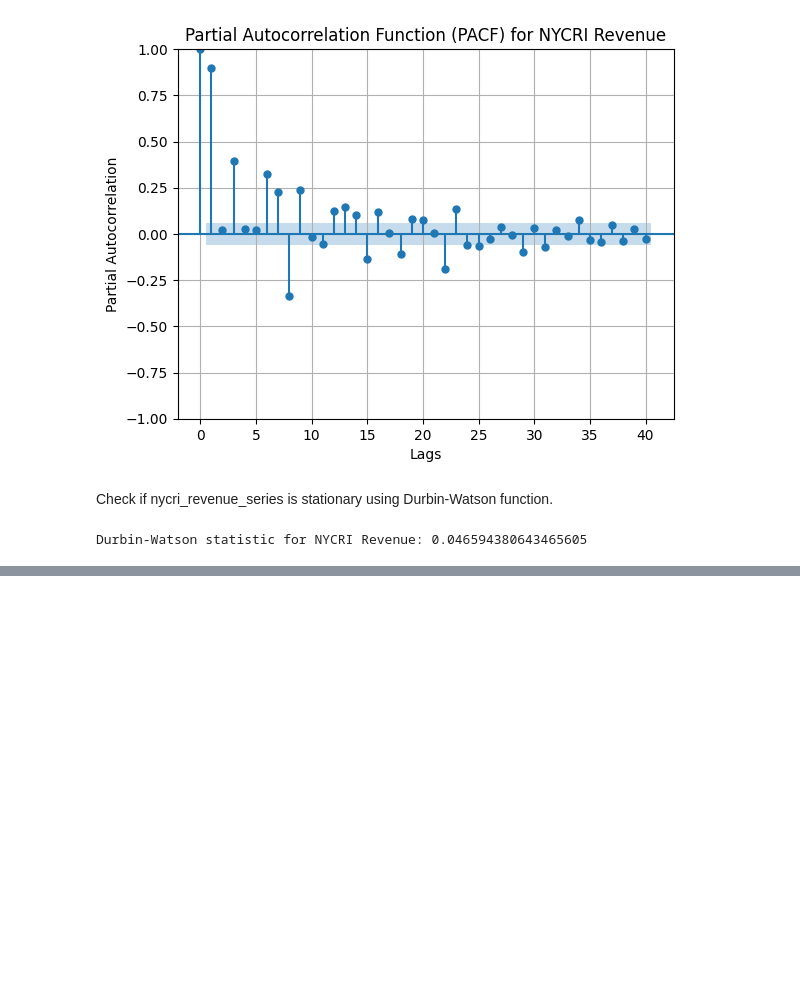
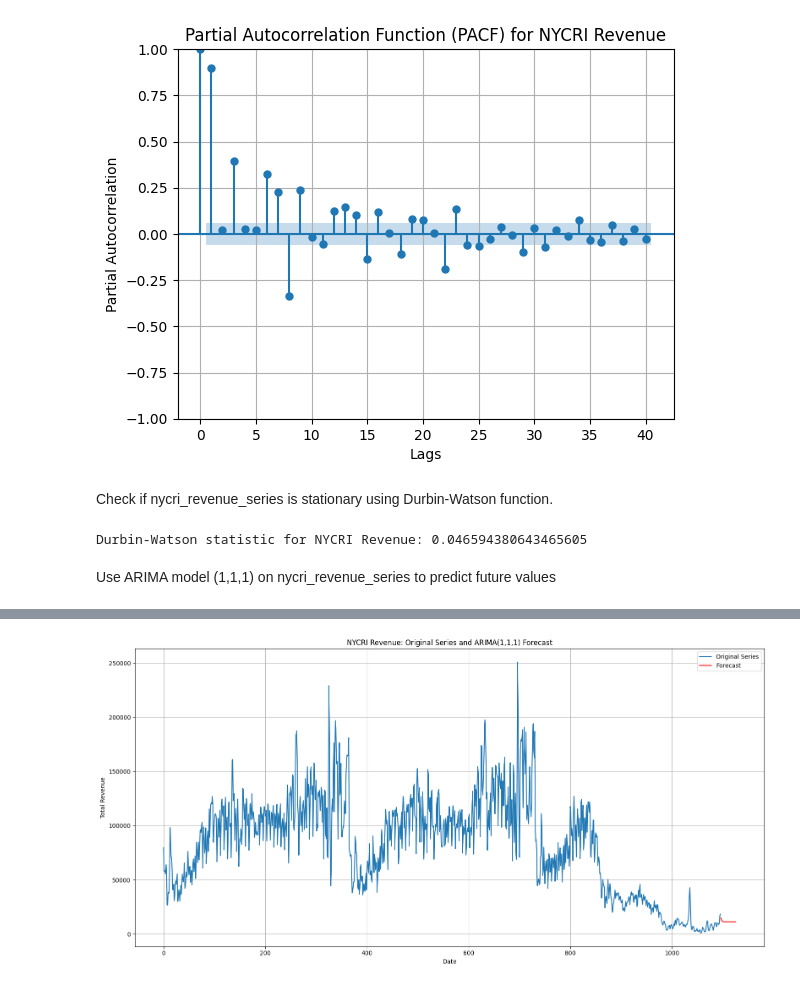
Before and after one commit to Ssahu620/ss-Capstone-Project, a Jupyter notebook: 062025_ss_cp.ipynb, the cells around one changed output, grey strips where cells are left out. Saved outputs shown, nothing was run; the diff lists cells and outputs as text; code cells hidden in the pictures; blank space fills up the shorter version.

```diff
--- a/062025_ss_cp.ipynb
+++ b/062025_ss_cp.ipynb
@@ -671,3 +671,45 @@ print(f"Durbin-Watson statistic for NYCRI Revenue: {dw_statistic}")
 # - Values significantly greater than 2 suggest negative autocorrelation.
 # %% [output]
 Durbin-Watson statistic for NYCRI Revenue: 0.046594380643465605
+# %% [markdown]
+Use ARIMA model (1,1,1) on nycri_revenue_series to predict future values
+# %%
+# prompt: Use ARIMA model (1,1,1) on nycri_revenue_series to predict future values
+
+!pip install statsmodels
+
+from statsmodels.tsa.arima.model import ARIMA
+
+# Fit the ARIMA(1,1,1) model
+# order=(p, d, q)
+# p: Order of the autoregressive (AR) model
+# d: Differencing order (number of times the time series is differenced)
+# q: Order of the moving-average (MA) model
+model = ARIMA(nycri_revenue_series, order=(1, 1, 1))
+results = model.fit()
+
+print(results.summary())
+
+# Predict future values
+# Specify the number of steps to forecast
+forecast_steps = 30 # Example: predict the next 30 days
+
+# Get the forecast
+forecast = results.forecast(steps=forecast_steps)
+
+print(f"\nForecast for the next {forecast_steps} periods:\n")
+print(forecast)
+
+# Plot the original series and the forecast
+plt.figure(figsize=(16, 8))
+plt.plot(nycri_revenue_series.index, nycri_revenue_series, label='Original Series')
+plt.plot(forecast.index, forecast, color='red', label='Forecast')
+
+plt.title('NYCRI Revenue: Original Series and ARIMA(1,1,1) Forecast')
+plt.xlabel('Date')
+plt.ylabel('Total Revenue')
+plt.legend()
+plt.grid(True)
+plt.tight_layout()
+plt.show()
+# %% [output]
@@ -673,0 +733 @@ Durbin-Watson statistic for NYCRI Revenue: 0.046594380643465605
+[figure, added]
```
Also changed, not shown: parts of 2 cells of this notebook.
